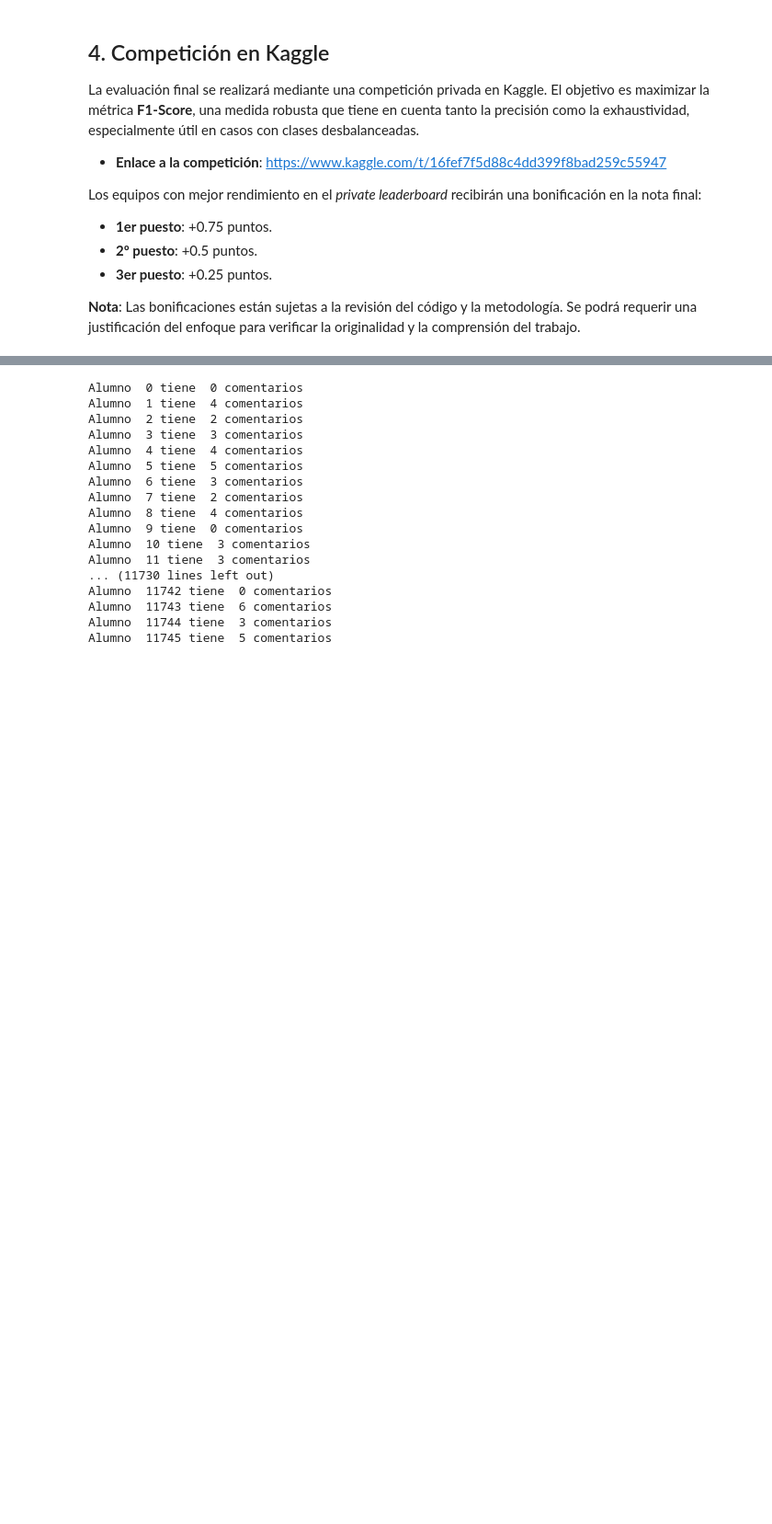
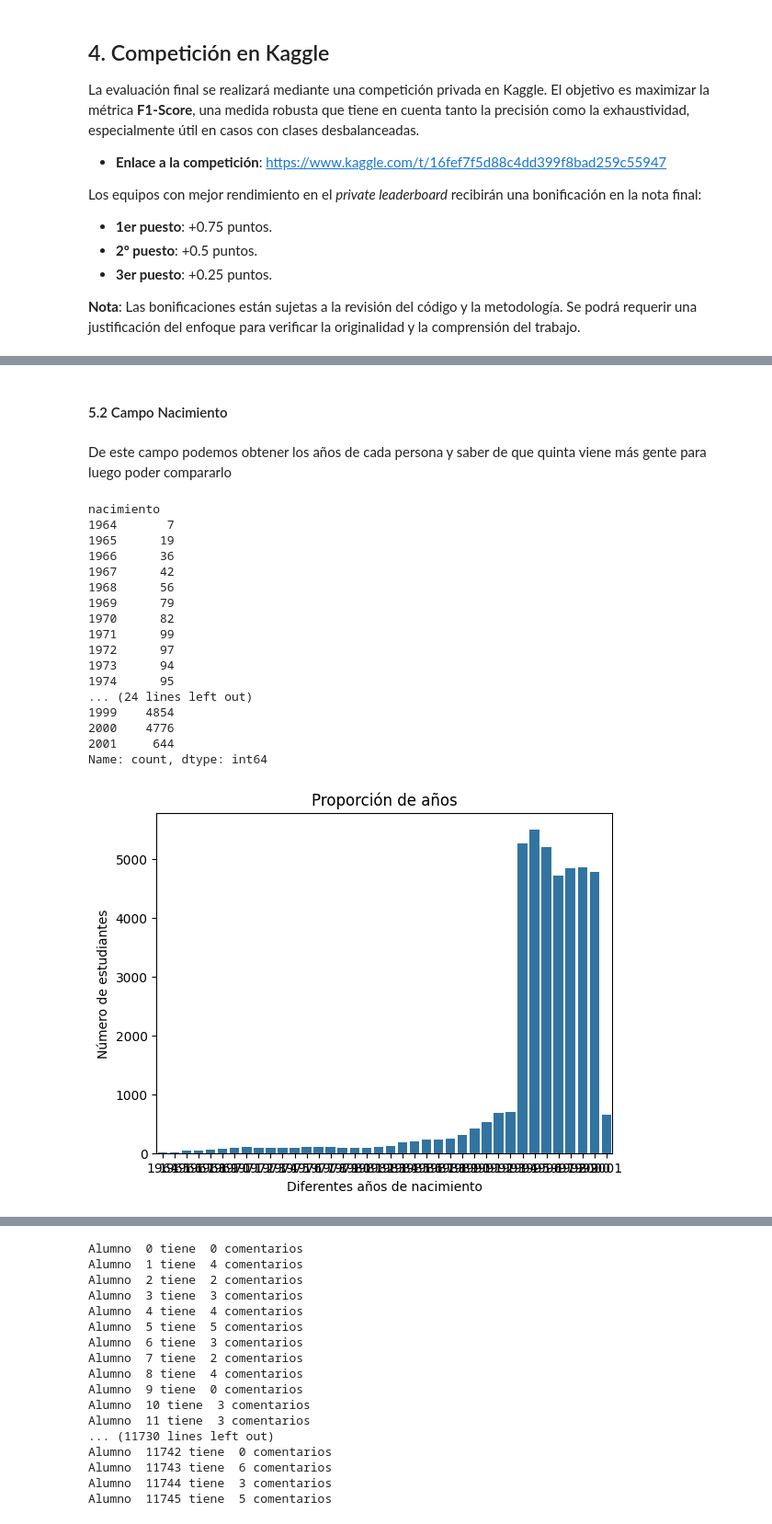
Before and after one commit to GuillermoMorcillo/Practica1Mineria, a Jupyter notebook: Práctica 1 - Análisis, procesamiento y validación .ipynb, the cells around one changed output, grey strips where cells are left out. Shown at 92% size. Saved outputs shown, nothing was run; the diff lists cells and outputs as text; code cells hidden in the pictures; blank space fills up the shorter version.

Commit message:
Se han implementado unas cuantas gráficas de algunas de las variables, luego se terminará.

```diff
--- a/Práctica 1 - Análisis, procesamiento y validación .ipynb
+++ b/Práctica 1 - Análisis, procesamiento y validación .ipynb
@@ -277,0 +243,33 @@ contar_cadenas(df, columna):
+# %% [markdown]
+#### 5.2 Campo Nacimiento
+# %% [markdown]
+De este campo podemos obtener los años de cada persona y saber de que quinta viene más gente para luego poder compararlo
+# %%
+df_nacimiento = df_train["nacimiento"].apply(lambda row: row[0:4])
+df_nacimiento = df_nacimiento.value_counts()
+df_nacimiento = df_nacimiento.sort_index()
+
+sns.barplot(df_nacimiento)
+plt.title("Proporción de años")
+plt.xlabel("Diferentes años de nacimiento")
+plt.ylabel("Número de estudiantes")
+print(df_nacimiento)
+# %% [output]
+nacimiento
+1964       7
+1965      19
+1966      36
+1967      42
+1968      56
+1969      79
+1970      82
+1971      99
+1972      97
+1973      94
+1974      95
+... (24 lines left out)
+1999    4854
+2000    4776
+2001     644
+Name: count, dtype: int64
+[figure, added]
```
Also changed, not shown: parts of 31 cells of this notebook.
